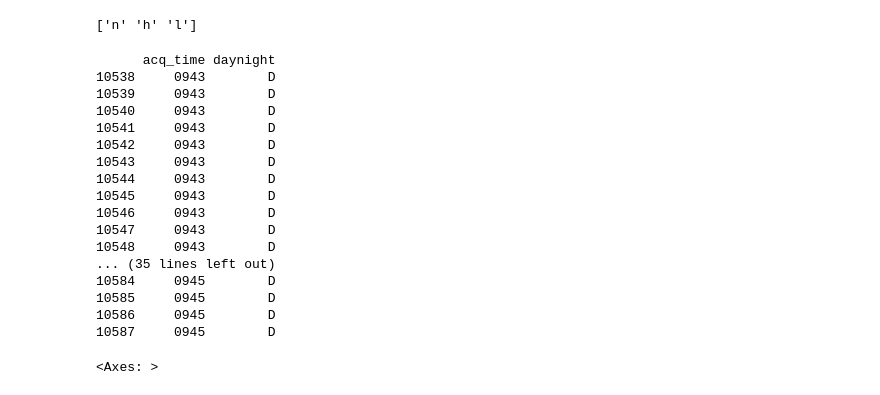
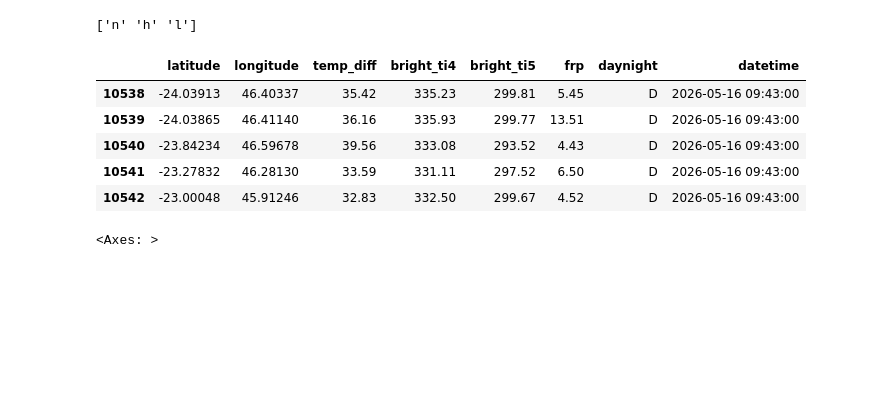
Before and after one commit to maraz999/sds210_project_wildfire, a Jupyter notebook: notebooks/wildfire_bright.ipynb, the cells around one changed output. Cells and saved outputs as stored; diff of their text form; code cells hidden in the pictures; blank space fills up the shorter version.

Commit message:
add variable temp_diff

```diff
--- a/notebooks/wildfire_bright.ipynb
+++ b/notebooks/wildfire_bright.ipynb
@@ -137,3 +137,6 @@ print(f"After confidence filter: {len(fires_clean)} detections (was {len(fires_m
+# %%
+# create new variable-> difference of the brighntesses
+fires_madagascar["temp_diff"] = fires_madagascar["bright_ti4"]-fires_madagascar["bright_ti5"]
 # %%
 fires_madagascar["acq_time"] = fires_madagascar["acq_time"].astype(str).str.zfill(4) #zfill: HHMM->"0930", "0054"
 
@@ -143,25 +146,22 @@ fires_madagascar["datetime"] = pd.to_datetime( # needs string to work : above co
     fires_madagascar["acq_time"].str[2:], # minutes
     format="%Y-%m-%d %H:%M")
 # %%
-print(fires_madagascar[["acq_time", "daynight"]].head(50))
+fires_madagascar = fires_madagascar[["latitude",
+                             "longitude",
+                             "temp_diff",
+                             "bright_ti4",
+                             "bright_ti5",
+                             "frp",
+                             "daynight",
+                             "datetime"]]
+fires_madagascar.head()
 # %% [output]
-      acq_time daynight
-10538     0943        D
-10539     0943        D
-10540     0943        D
-10541     0943        D
-10542     0943        D
-10543     0943        D
-10544     0943        D
-10545     0943        D
-10546     0943        D
-10547     0943        D
-10548     0943        D
-... (35 lines left out)
-10584     0945        D
-10585     0945        D
-10586     0945        D
-10587     0945        D
+|  | latitude | longitude | temp_diff | bright_ti4 | bright_ti5 | frp | daynight | datetime |
+| 10538 | -24.03913 | 46.40337 | 35.42 | 335.23 | 299.81 | 5.45 | D | 2026-05-16 09:43:00 |
+| 10539 | -24.03865 | 46.41140 | 36.16 | 335.93 | 299.77 | 13.51 | D | 2026-05-16 09:43:00 |
+| 10540 | -23.84234 | 46.59678 | 39.56 | 333.08 | 293.52 | 4.43 | D | 2026-05-16 09:43:00 |
+| 10541 | -23.27832 | 46.28130 | 33.59 | 331.11 | 297.52 | 6.50 | D | 2026-05-16 09:43:00 |
+| 10542 | -23.00048 | 45.91246 | 32.83 | 332.50 | 299.67 | 4.52 | D | 2026-05-16 09:43:00 |
 # %%
 ax = madagascar.plot(
     figsize=(8,8),
```
Also changed, not shown: parts of 6 cells of this notebook.
